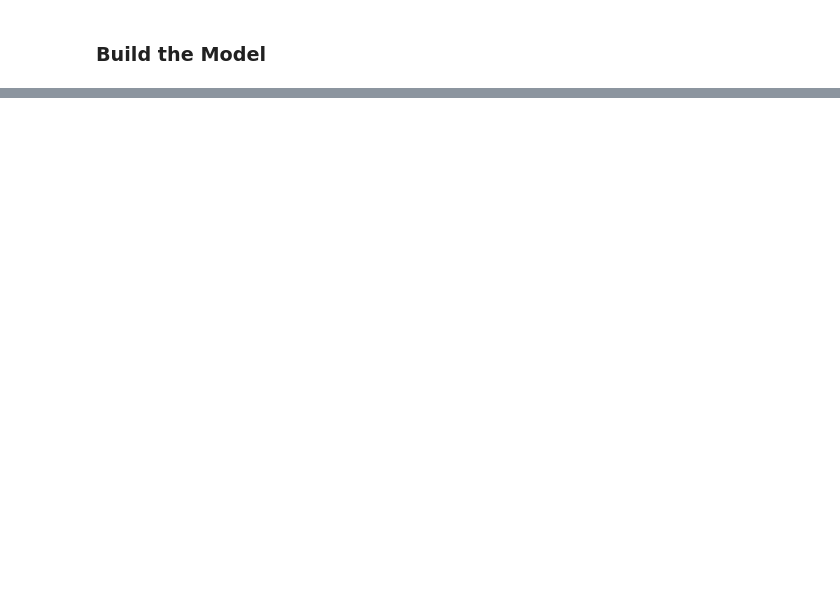
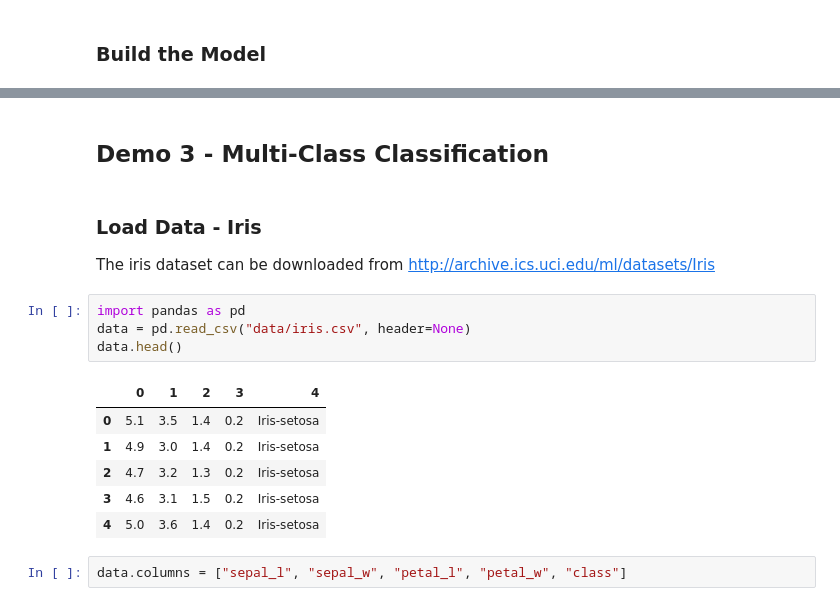
Before and after one commit to kckecheng/datascience-tutorial, a Jupyter notebook: tensorflow.ipynb, the cells around one changed output, grey strips where cells are left out. Saved outputs shown, nothing was run; the diff lists cells and outputs as text; blank space fills up the shorter version.

```diff
--- a/tensorflow.ipynb
+++ b/tensorflow.ipynb
@@ -252,0 +356,19 @@ ax.legend()
+# %% [markdown]
+## Demo 3 - Multi-Class Classification
+# %% [markdown]
+### Load Data - Iris
+
+The iris dataset can be downloaded from http://archive.ics.uci.edu/ml/datasets/Iris
+# %%
+import pandas as pd
+data = pd.read_csv("data/iris.csv", header=None)
+data.head()
+# %% [output]
+|  | 0 | 1 | 2 | 3 | 4 |
+| 0 | 5.1 | 3.5 | 1.4 | 0.2 | Iris-setosa |
+| 1 | 4.9 | 3.0 | 1.4 | 0.2 | Iris-setosa |
+| 2 | 4.7 | 3.2 | 1.3 | 0.2 | Iris-setosa |
+| 3 | 4.6 | 3.1 | 1.5 | 0.2 | Iris-setosa |
+| 4 | 5.0 | 3.6 | 1.4 | 0.2 | Iris-setosa |
+# %%
+data.columns = ["sepal_l", "sepal_w", "petal_l", "petal_w", "class"]
```
Also changed, not shown: parts of 38 cells of this notebook, 1 other file.
